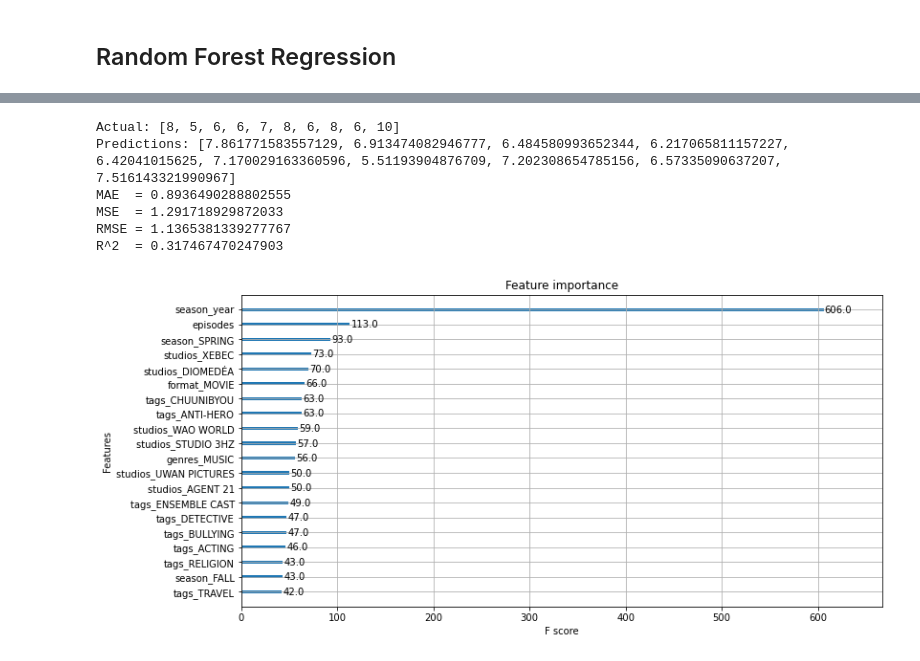
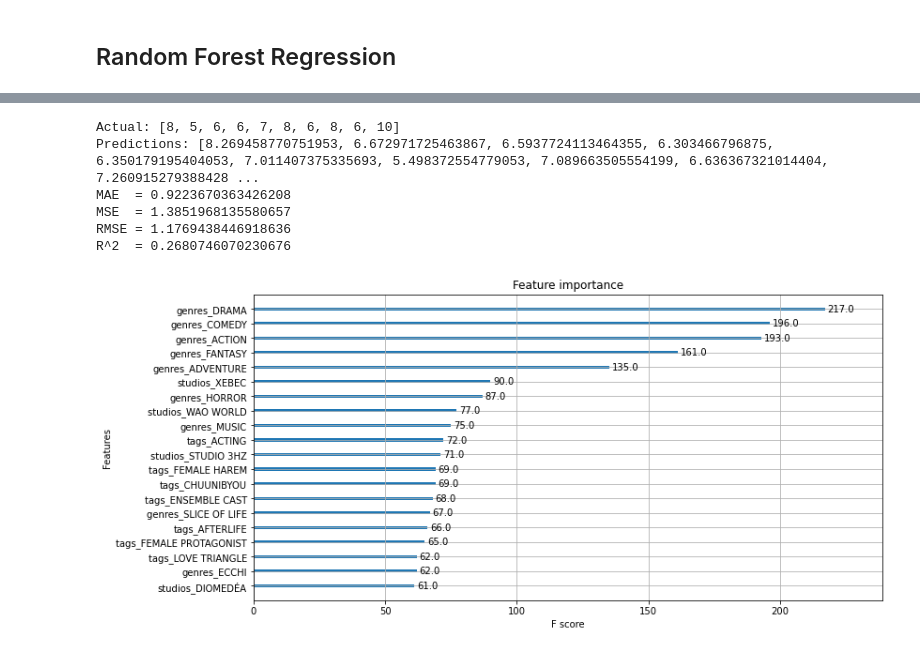
Before and after one commit to barrettotte/anilist-ml, a Jupyter notebook: model-select-reg.ipynb, the cells around one changed output, grey strips where cells are left out. Drawn from its saved outputs; the diff is of its cells as text; code cells hidden in the pictures.

```diff
--- a/model-select-reg.ipynb
+++ b/model-select-reg.ipynb
@@ -61,13 +62,14 @@ def binary_encode(df: DataFrame, col: str) -> DataFrame:
 # data leaks that occur with one-hot encoding since it retains one row per entity.
 
 encoded_df = pd.read_csv(os.path.join(data_dir, f'user-{today}-enriched.csv'))
-cols = ['format', 'season', 'source', 'genres', 'studios', 'tags']
+cols = ['genres', 'studios', 'tags', 'season_year', 'source']
+
+encoded_df.drop(['episodes', 'format', 'season'], axis=1, inplace=True)
 
 # binary encode each categorical column
 for col in cols:
     encoded_df = binary_encode(encoded_df, col)
 encoded_df.drop(['id'], axis=1, inplace=True)
 
-encoded_df.to_csv(os.path.join(data_dir, f'user-{today}-reg-encoded.csv'), index=False)
 print(encoded_df.shape)
 # %% [output]
@@ -134,7 +136,7 @@ Wall time: 166 ms
 #   https://scikit-learn.org/stable/modules/generated/sklearn.tree.DecisionTreeRegressor.html
 #   https://scikit-learn.org/stable/modules/generated/sklearn.model_selection.GridSearchCV.html
 
-hyper_best = {'criterion': 'mse', 'max_depth': 2, 'max_leaf_nodes': 2}
+hyper_best = None
 
 if not hyper_best:
     param_grid = {
@@ -144,7 +146,7 @@ if not hyper_best:
         'max_depth': [2, 3, 4, 8, 16, 32],
         'max_leaf_nodes': [2, 5, 10, 15, 18, 20, 25, 50],
     }
-    hyper_search = GridSearchCV(DecisionTreeRegressor(random_state=SEED), param_grid, cv=3, verbose=1).fit(X_train, y_train)
+    hyper_search = GridSearchCV(model, param_grid, cv=5, verbose=1).fit(X_valid, y_valid)
     hyper_best = hyper_search.best_params_
 
 print('Best hyperparameters =', hyper_best)
@@ -213,19 +215,19 @@ Wall time: 720 ms
 #   https://scikit-learn.org/stable/modules/generated/sklearn.ensemble.RandomForestRegressor.html
 #   https://scikit-learn.org/stable/modules/generated/sklearn.model_selection.GridSearchCV.html
 
-hyper_best = {'criterion': 'poisson', 'max_features': 'log2', 'max_leaf_nodes': 128, 'n_estimators': 1000}
+hyper_best = {'max_leaf_nodes': 128, 'n_estimators': 1000}
 
 if not hyper_best:
     param_grid = {
-        'criterion': ['squared_error', 'absolute_error', 'poisson'],
+        # 'criterion': ['squared_error', 'absolute_error', 'poisson'],
         # 'max_depth': [2, 4, 8, 16, 32, 64, 128],
         'n_estimators': [10, 25, 50, 100, 250, 500, 1000],
         # 'min_samples_split': [2, 6, 10],
         # 'min_samples_leaf': [1, 3, 4],
         'max_leaf_nodes': [2, 4, 8, 16, 32, 64, 128],
-        'max_features': ['auto', 'sqrt', 'log2'],
+        # 'max_features': ['auto', 'sqrt', 'log2'],
     }
-    hyper_search = GridSearchCV(RandomForestRegressor(random_state=SEED), param_grid, cv=3, verbose=1).fit(X_train, y_train)
+    hyper_search = GridSearchCV(model, param_grid, cv=5, verbose=1).fit(X_valid, y_valid)
     hyper_best = hyper_search.best_params_
 
 print('Best hyperparameters =', hyper_best)
@@ -294,7 +296,7 @@ Wall time: 787 ms
 #   https://xgboost.readthedocs.io/en/stable/python/python_api.html#module-xgboost.sklearn
 #   https://scikit-learn.org/stable/modules/generated/sklearn.model_selection.GridSearchCV.html
 
-hyper_best = {'learning_rate': 0.025, 'max_depth': 4, 'n_estimators': 500}
+hyper_best = {'learning_rate': 0.025, 'max_depth': 5, 'n_estimators': 500}
 
 if not hyper_best:
     param_grid = {
@@ -303,7 +305,7 @@ if not hyper_best:
         'learning_rate': [0.01, 0.025],
         'n_estimators': [10, 25, 50, 100, 250, 500, 1000],
     }
-    hyper_search = GridSearchCV(xgb.XGBRegressor(random_state=SEED), param_grid, cv=3, verbose=1).fit(X_train, y_train)
+    hyper_search = GridSearchCV(xgb.XGBRegressor(random_state=SEED), param_grid, cv=3, verbose=1).fit(X_valid, y_valid)
     hyper_best = hyper_search.best_params_
 
 print('Best hyperparameters =', hyper_best)
@@ -314,24 +316,24 @@ Wall time: 502 µs
 # %%
 %%time
 
 # Try retraining model with new hyperparameters
 
-model = xgb.XGBRegressor(**hyper_best)
+model = xgb.XGBRegressor(**hyper_best, random_state=SEED)
 model.fit(X_train, y_train)
 y_pred = model.predict(X_test)
 
 print('Actual:', y_test.tolist()[0:10])
 print('Predictions:', y_pred.tolist()[0:10])
-print_model_error(y_test, y_pred)
+print_model_results(y_test, y_pred)
 
 fig, ax = plt.subplots(figsize=(12,6))
 xgb.plot_importance(model, max_num_features=20, ax=ax)
 plt.show()
 # %% [output]
 Actual: [8, 5, 6, 6, 7, 8, 6, 8, 6, 10]
-Predictions: [7.861771583557129, 6.913474082946777, 6.484580993652344, 6.217065811157227, 6.42041015625, 7.170029163360596, 5.51193904876709, 7.202308654785156, 6.57335090637207, 7.516143321990967]
-MAE  = 0.8936490288802555
-MSE  = 1.291718929872033
-RMSE = 1.1365381339277767
-R^2  = 0.317467470247903
+Predictions: [8.269458770751953, 6.672971725463867, 6.5937724113464355, 6.303466796875, 6.350179195404053, 7.011407375335693, 5.498372554779053, 7.089663505554199, 6.636367321014404, 7.260915279388428 ...
+MAE  = 0.9223670363426208
+MSE  = 1.3851968135580657
+RMSE = 1.1769438446918636
+R^2  = 0.2680746070230676
-[figure, old version]
+[figure, new version]
```
Also changed, not shown: parts of 15 cells of this notebook, 11 other files.
